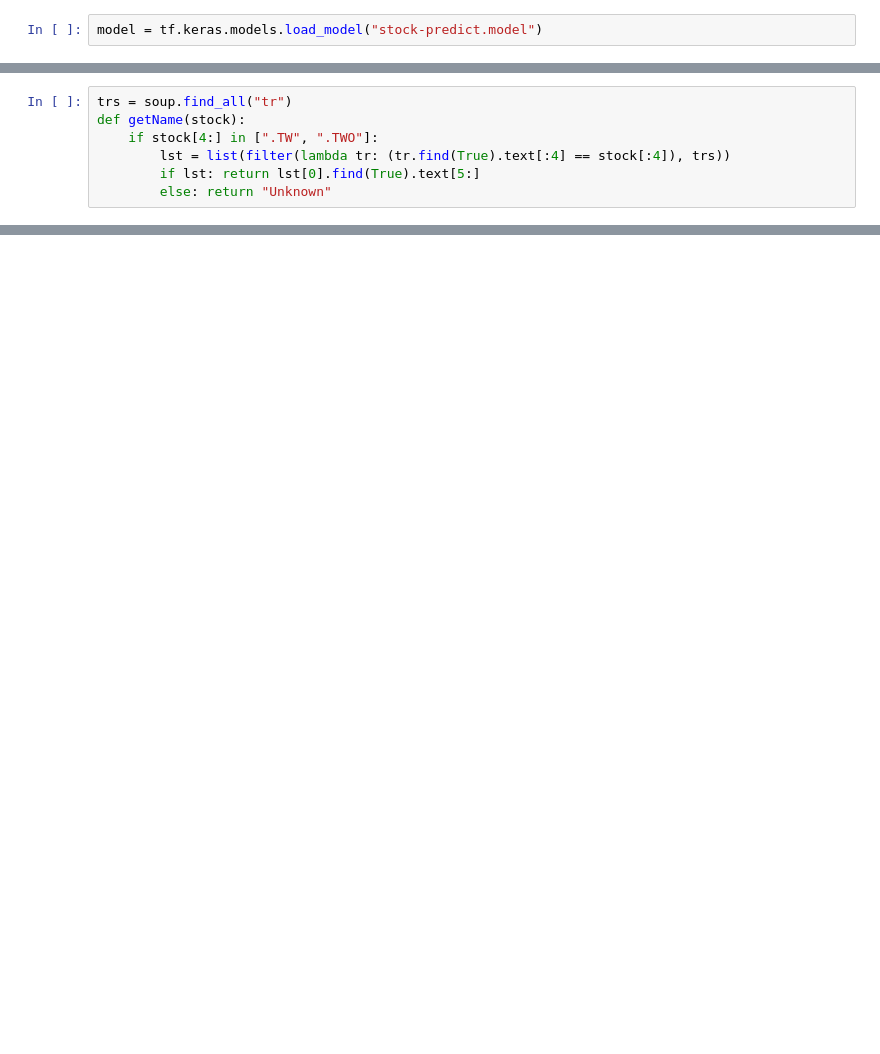
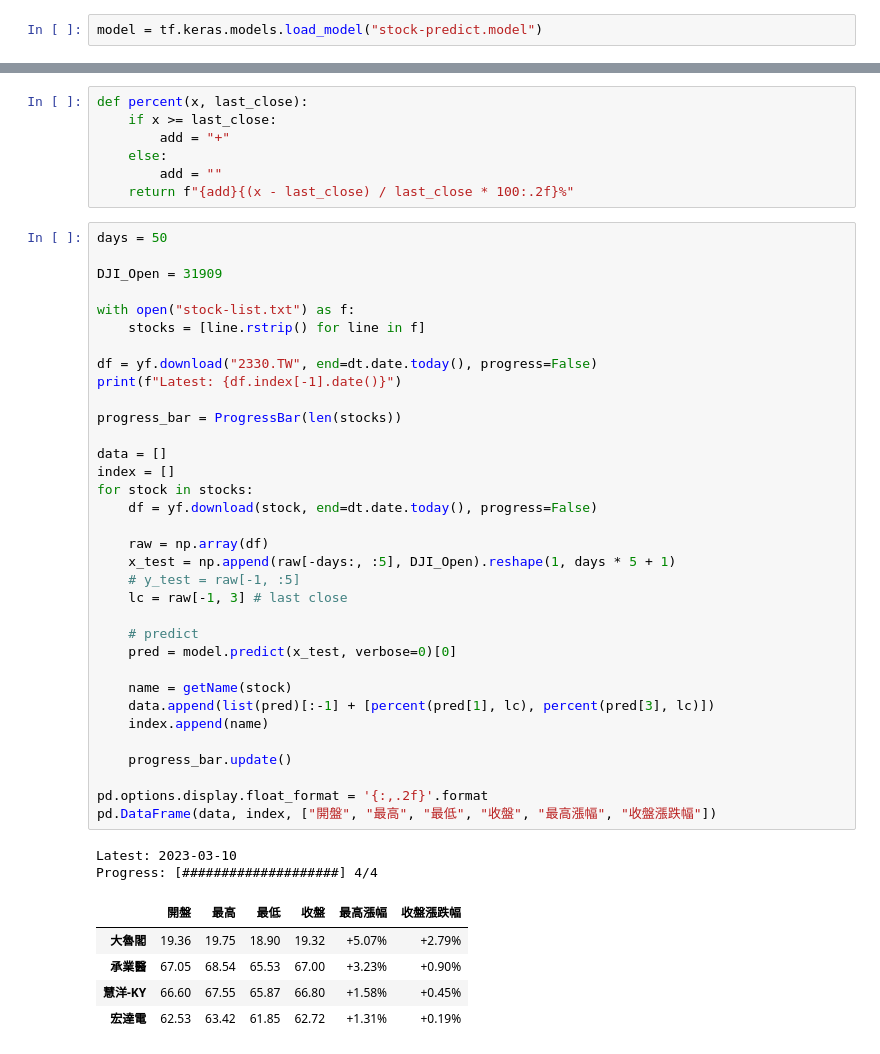
Before and after one commit to ChocomintTW/DeepLearning, a Jupyter notebook: stock predict/load-and-test.ipynb, the cells around one changed output, grey strips where cells are left out. Cells and saved outputs as stored; diff of their text form; blank space fills up the shorter version.

Commit message:
update stock predict model with Dow Jones open

```diff
--- a/stock predict/load-and-test.ipynb
+++ b/stock predict/load-and-test.ipynb
@@ -18,7 +18,0 @@ soup = BeautifulSoup(html, "html.parser")
-# %%
-trs = soup.find_all("tr")
-def getName(stock):
-	if stock[4:] in [".TW", ".TWO"]:
-		lst = list(filter(lambda tr: (tr.find(True).text[:4] == stock[:4]), trs))
-		if lst: return lst[0].find(True).text[5:]
-		else: return "Unknown"
@@ -51,0 +70,49 @@ Close: 195.50
+# %%
+def percent(x, last_close):
+    if x >= last_close:
+        add = "+"
+    else:
+        add = ""
+    return f"{add}{(x - last_close) / last_close * 100:.2f}%"
+# %%
+days = 50
+
+DJI_Open = 31909
+
+with open("stock-list.txt") as f:
+	stocks = [line.rstrip() for line in f]
+
+df = yf.download("2330.TW", end=dt.date.today(), progress=False)
+print(f"Latest: {df.index[-1].date()}")
+
+progress_bar = ProgressBar(len(stocks))
+
+data = []
+index = []
+for stock in stocks:
+	df = yf.download(stock, end=dt.date.today(), progress=False)
+
+	raw = np.array(df)
+	x_test = np.append(raw[-days:, :5], DJI_Open).reshape(1, days * 5 + 1)
+	# y_test = raw[-1, :5]
+	lc = raw[-1, 3] # last close
+
+	# predict
+	pred = model.predict(x_test, verbose=0)[0]
+
+	name = getName(stock)
+	data.append(list(pred)[:-1] + [percent(pred[1], lc), percent(pred[3], lc)])
+	index.append(name)
+
+	progress_bar.update()
+
+pd.options.display.float_format = '{:,.2f}'.format
+pd.DataFrame(data, index, ["開盤", "最高", "最低", "收盤", "最高漲幅", "收盤漲跌幅"])
+# %% [output]
+Latest: 2023-03-10
+Progress: [####################] 4/4
+|  | 開盤 | 最高 | 最低 | 收盤 | 最高漲幅 | 收盤漲跌幅 |
+| 大魯閣 | 19.36 | 19.75 | 18.90 | 19.32 | +5.07% | +2.79% |
+| 承業醫 | 67.05 | 68.54 | 65.53 | 67.00 | +3.23% | +0.90% |
+| 慧洋-KY | 66.60 | 67.55 | 65.87 | 66.80 | +1.58% | +0.45% |
+| 宏達電 | 62.53 | 63.42 | 61.85 | 62.72 | +1.31% | +0.19% |
```
Also changed, not shown: parts of 4 cells of this notebook, 6 other files.
